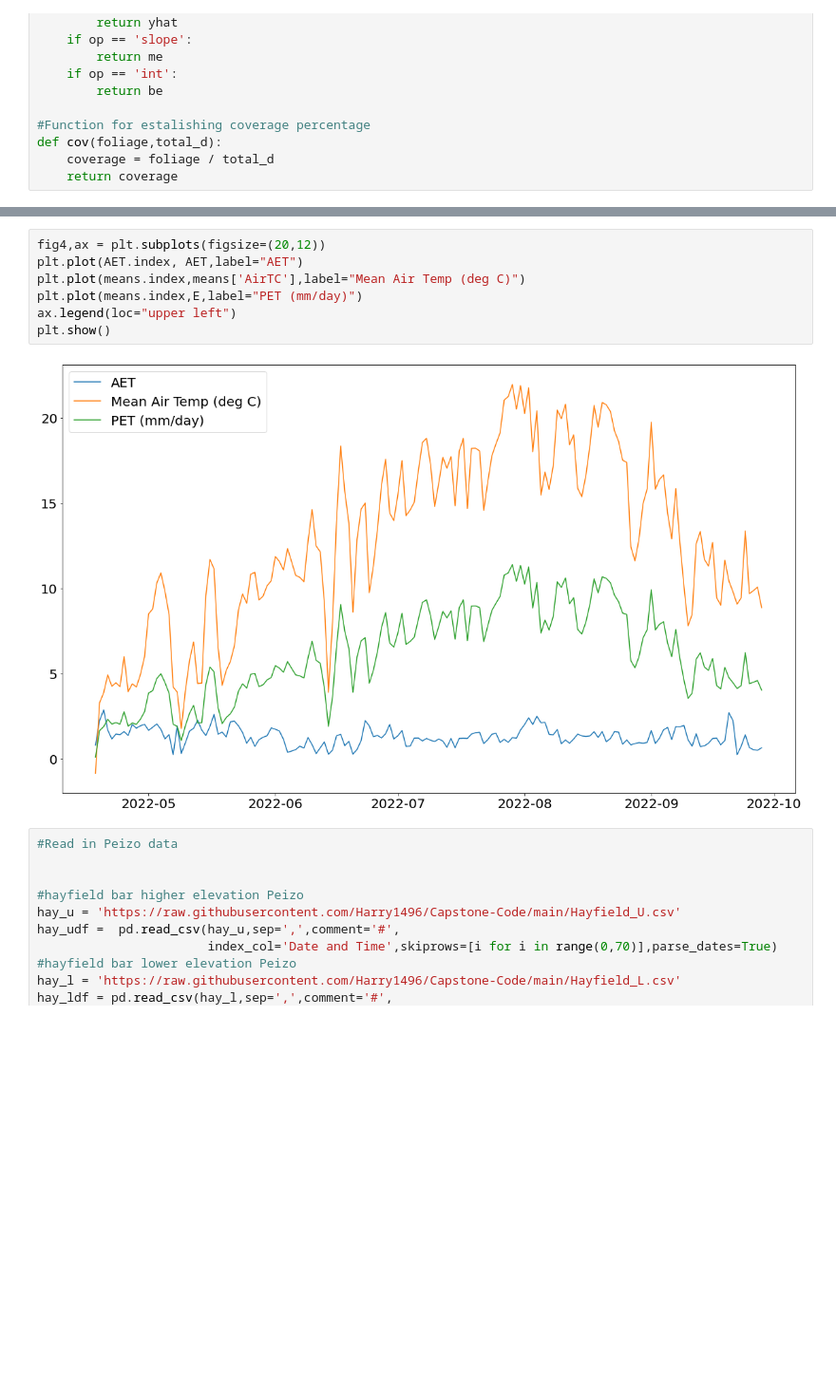
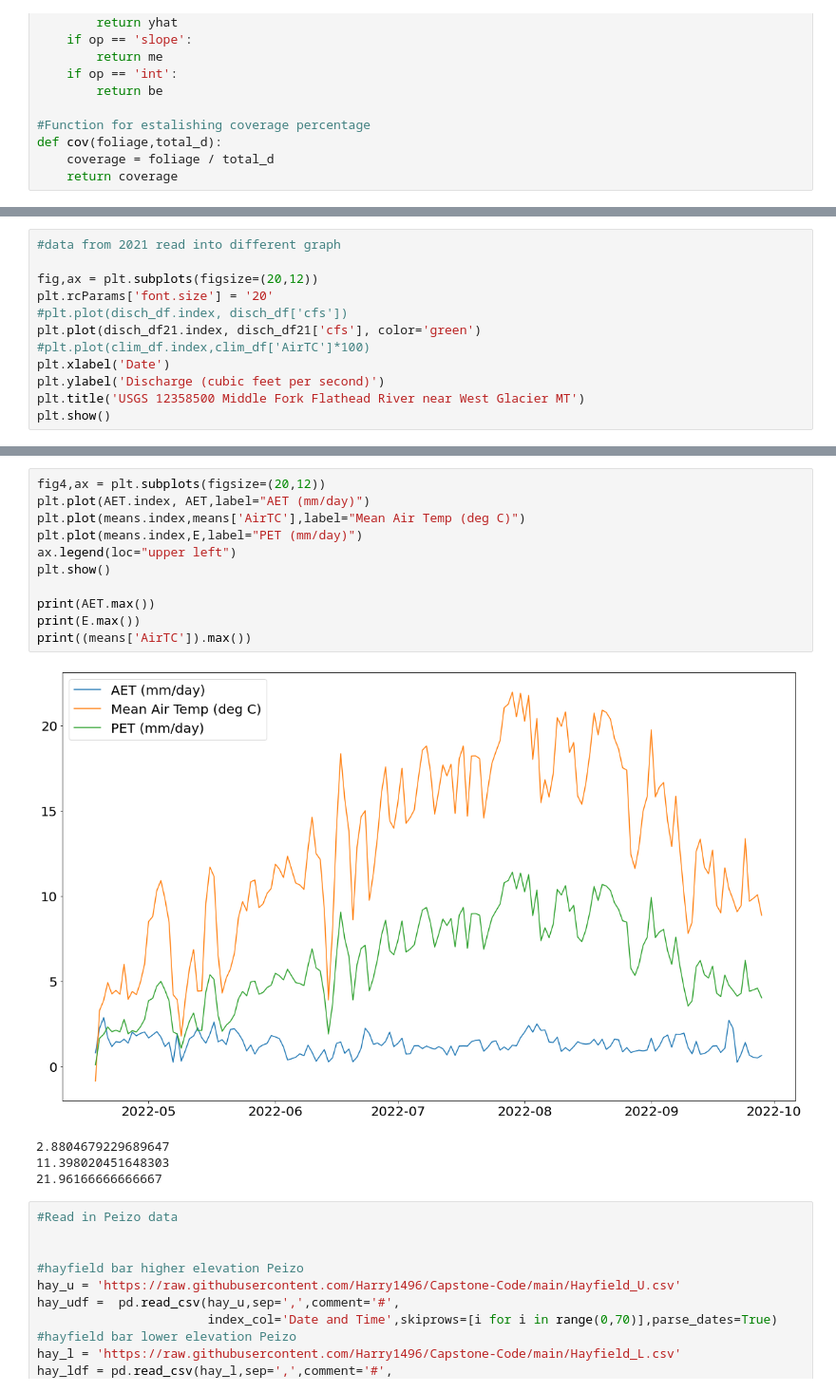
Before and after one commit to Harry1496/Capstone-Code, a Jupyter notebook: Prelim_Results.ipynb, the cells around one changed output, grey strips where cells are left out. Shown at 95% size. Saved outputs shown, nothing was run; the diff lists cells and outputs as text; blank space fills up the shorter version.

```diff
--- a/Prelim_Results.ipynb
+++ b/Prelim_Results.ipynb
@@ -137,3 +163,15 @@ plt.title('USGS 12358500 Middle Fork Flathead River near West Glacier MT')
 plt.show()
 # %% [output]
 [figure]
+# %%
+#data from 2021 read into different graph
+
+fig,ax = plt.subplots(figsize=(20,12))
+plt.rcParams['font.size'] = '20'
+#plt.plot(disch_df.index, disch_df['cfs'])
+plt.plot(disch_df21.index, disch_df21['cfs'], color='green')
+#plt.plot(clim_df.index,clim_df['AirTC']*100)
+plt.xlabel('Date')
+plt.ylabel('Discharge (cubic feet per second)')
+plt.title('USGS 12358500 Middle Fork Flathead River near West Glacier MT')
+plt.show()
@@ -242,13 +282,20 @@ TIMESTAMP
 Freq: D, dtype: float64
 # %%
 fig4,ax = plt.subplots(figsize=(20,12))
-plt.plot(AET.index, AET,label="AET")
+plt.plot(AET.index, AET,label="AET (mm/day)")
 plt.plot(means.index,means['AirTC'],label="Mean Air Temp (deg C)")
 plt.plot(means.index,E,label="PET (mm/day)")
 ax.legend(loc="upper left")
 plt.show()
+
+print(AET.max())
+print(E.max())
+print((means['AirTC']).max())
 # %% [output]
-[figure, old version]
+[figure, new version]
+2.8804679229689647
+11.398020451648303
+21.96166666666667
 # %%
 #Read in Peizo data
 
```
Also changed, not shown: parts of 13 cells of this notebook.
